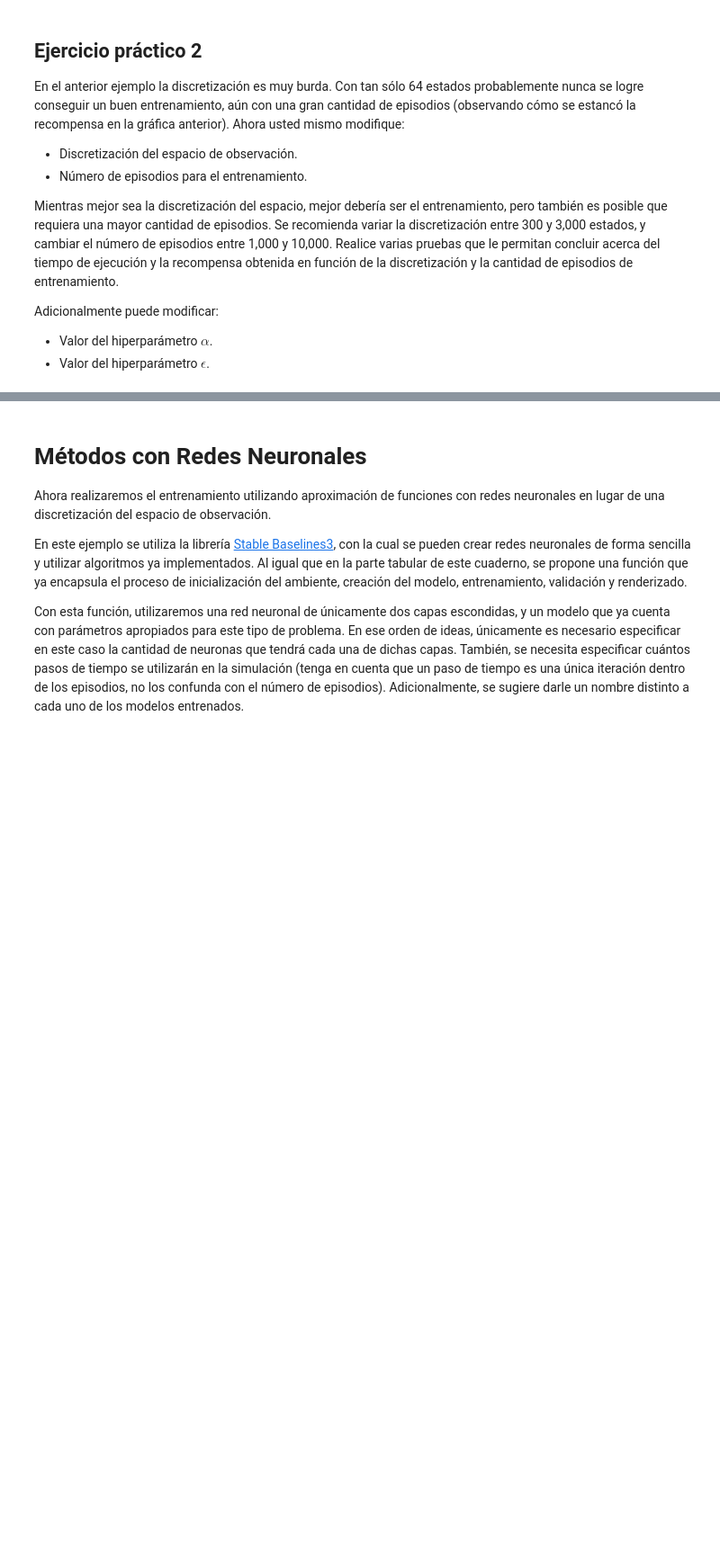
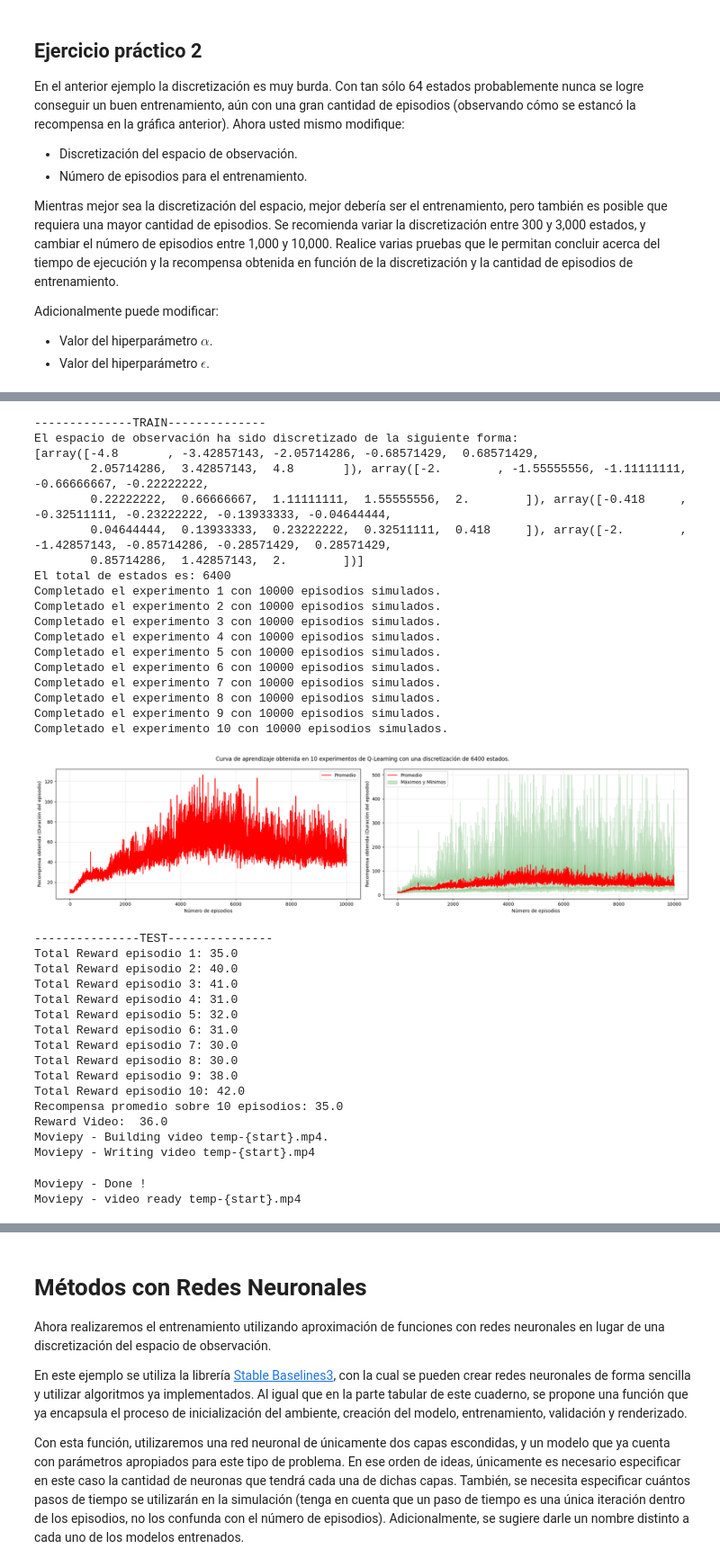
Before and after one commit to Tomas1307/reinforcement-learning, a Jupyter notebook: CLASE_9/DQN.ipynb, the cells around one changed output, grey strips where cells are left out. Shown at 90% size. Cells and saved outputs as stored; diff of their text form; code cells hidden in the pictures; blank space fills up the shorter version.

```diff
--- a/CLASE_9/DQN.ipynb
+++ b/CLASE_9/DQN.ipynb
@@ -382,8 +584,49 @@ Adicionalmente puede modificar:
 # %%
-# Train y Test Q-Learning con discretización de X estados y X episodios por entrenamiento
-
+# Train y Test Q-Learning con discretización de 6400 estados y 10000 episodios por entrenamiento
+# (8*10*10*8 = 6400 estados — discretización muy alta)
 # =====================================================
-# COMPLETAR ===========================================
-#
-
+Train_Test_QLearning(
+    divisions_per_variable=(8, 10, 10, 8),
+    number_of_experiments=10,
+    number_of_episodes=10000,
+    alpha=0.2,
+    epsilon=0.1
+)
 # =====================================================
+# %% [output]
+--------------TRAIN--------------
+El espacio de observación ha sido discretizado de la siguiente forma:
+[array([-4.8       , -3.42857143, -2.05714286, -0.68571429,  0.68571429,
+        2.05714286,  3.42857143,  4.8       ]), array([-2.        , -1.55555556, -1.11111111, -0.66666667, -0.22222222,
+        0.22222222,  0.66666667,  1.11111111,  1.55555556,  2.        ]), array([-0.418     , -0.32511111, -0.23222222, -0.13933333, -0.04644444,
+        0.04644444,  0.13933333,  0.23222222,  0.32511111,  0.418     ]), array([-2.        , -1.42857143, -0.85714286, -0.28571429,  0.28571429,
+        0.85714286,  1.42857143,  2.        ])]
+El total de estados es: 6400
+Completado el experimento 1 con 10000 episodios simulados.
+Completado el experimento 2 con 10000 episodios simulados.
+Completado el experimento 3 con 10000 episodios simulados.
+Completado el experimento 4 con 10000 episodios simulados.
+Completado el experimento 5 con 10000 episodios simulados.
+Completado el experimento 6 con 10000 episodios simulados.
+Completado el experimento 7 con 10000 episodios simulados.
+Completado el experimento 8 con 10000 episodios simulados.
+Completado el experimento 9 con 10000 episodios simulados.
+Completado el experimento 10 con 10000 episodios simulados.
+[figure, added]
+---------------TEST---------------
+Total Reward episodio 1: 35.0
+Total Reward episodio 2: 40.0
+Total Reward episodio 3: 41.0
+Total Reward episodio 4: 31.0
+Total Reward episodio 5: 32.0
+Total Reward episodio 6: 31.0
+Total Reward episodio 7: 30.0
+Total Reward episodio 8: 30.0
+Total Reward episodio 9: 38.0
+Total Reward episodio 10: 42.0
+Recompensa promedio sobre 10 episodios: 35.0
+Reward Video:  36.0
+Moviepy - Building video temp-{start}.mp4.
+Moviepy - Writing video temp-{start}.mp4
+Moviepy - Done !
+Moviepy - video ready temp-{start}.mp4
```
Also changed, not shown: parts of 25 cells of this notebook, 33 other files.
